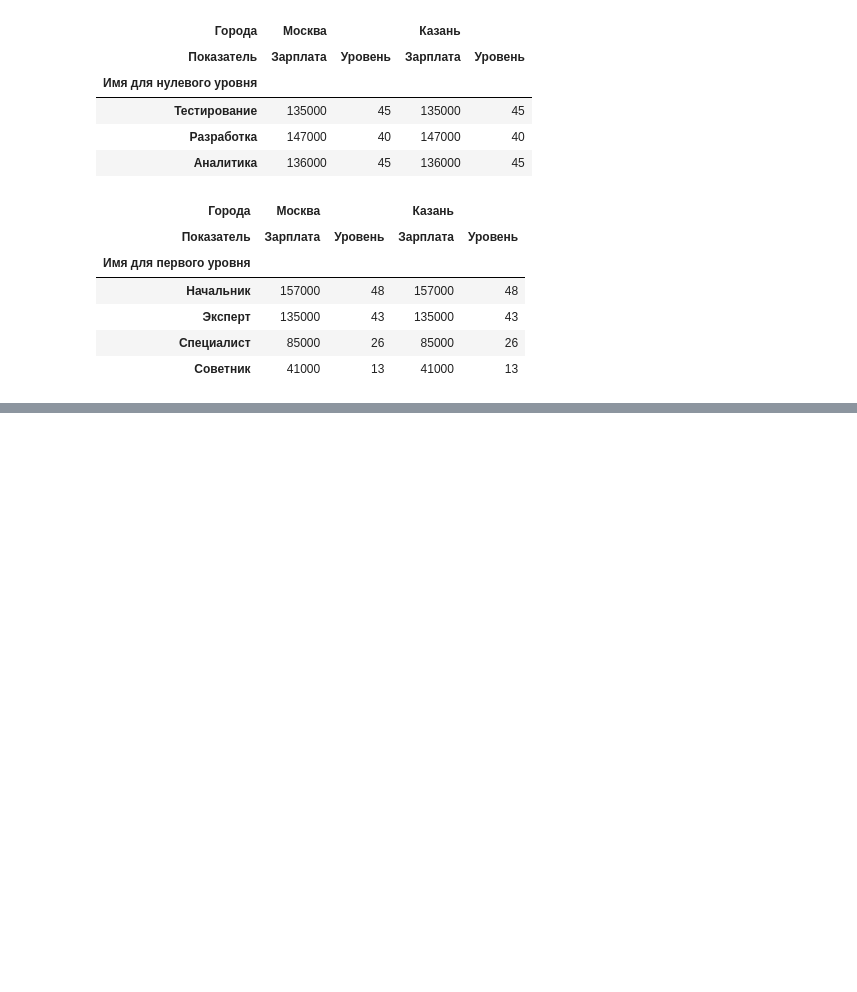
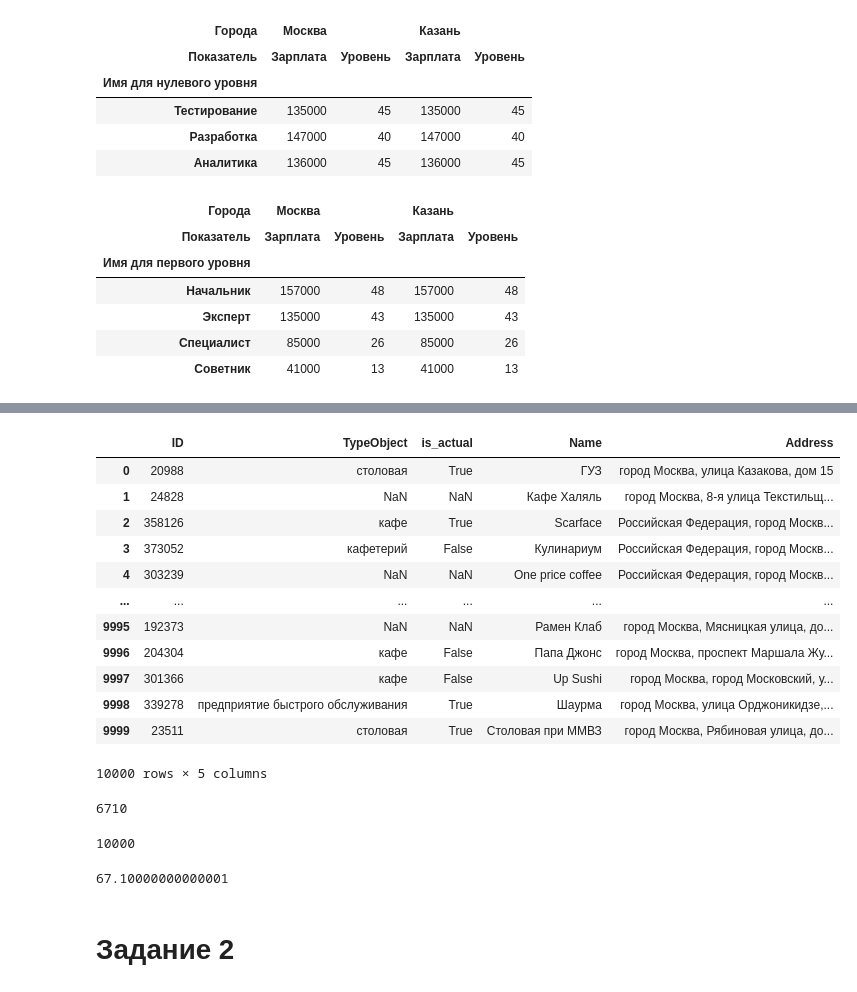
Before and after one commit to kroninam/My_notes_for_Pandas, a Jupyter notebook: 008_объединение_данных_и_преобразование формы.ipynb, the cells around one changed output, grey strips where cells are left out. Drawn from its saved outputs; the diff is of its cells as text; code cells hidden in the pictures; blank space fills up the shorter version.

```diff
--- a/008_объединение_данных_и_преобразование формы.ipynb
+++ b/008_объединение_данных_и_преобразование формы.ipynb
@@ -495,0 +1054,4 @@ df.sum(level = 1)
+# %%
+df = pd.read_csv('type_property.csv')
+# %%
+df1 = pd.read_csv('main.csv')
@@ -495,0 +1095,21 @@ df.sum(level = 1)
+# %%
+# Это самая сложная часть задания - т.к. надо поянть, что main.csv содержит информацю об объектах,
+# а type_property.csv содержит информаию об актуальности и количестово записей в них не равно
+
+# количество записей в type_property.csv больше, это значит что все лишние записи относительно main.csv - это неактуальные
+
+pd.merge(df, df1, how= 'right')
+# %% [output]
+|  | ID | TypeObject | is_actual | Name | Address |
+| 0 | 20988 | столовая | True | ГУЗ | город Москва, улица Казакова, дом 15 |
+| 1 | 24828 | NaN | NaN | Кафе Халяль | город Москва, 8-я улица Текстильщ... |
+| 2 | 358126 | кафе | True | Scarface | Российская Федерация, город Москв... |
+| 3 | 373052 | кафетерий | False | Кулинариум | Российская Федерация, город Москв... |
+| 4 | 303239 | NaN | NaN | One price coffee | Российская Федерация, город Москв... |
+| ... | ... | ... | ... | ... | ... |
+| 9995 | 192373 | NaN | NaN | Рамен Клаб | город Москва, Мясницкая улица, до... |
+| 9996 | 204304 | кафе | False | Папа Джонс | город Москва, проспект Маршала Жу... |
+| 9997 | 301366 | кафе | False | Up Sushi | город Москва, город Московский, у... |
+| 9998 | 339278 | предприятие быстрого обслуживания | True | Шаурма | город Москва, улица Орджоникидзе,... |
+| 9999 | 23511 | столовая | True | Столовая при ММВЗ | город Москва, Рябиновая улица, до... |
+10000 rows × 5 columns
@@ -495,0 +1118,14 @@ df.sum(level = 1)
+# %%
+df3['ID'][(df3['is_actual']== False) | (df3['is_actual'].isna())].count()
+# %% [output]
+6710
+# %%
+df3['ID'].count()
+# %% [output]
+10000
+# %%
+100*(df3['ID'][(df3['is_actual']== False) | (df3['is_actual'].isna())].count() / df3['ID'].count())
+# %% [output]
+67.10000000000001
+# %% [markdown]
+# Задание 2
```
Also changed, not shown: parts of 86 cells of this notebook, 8 other files.
